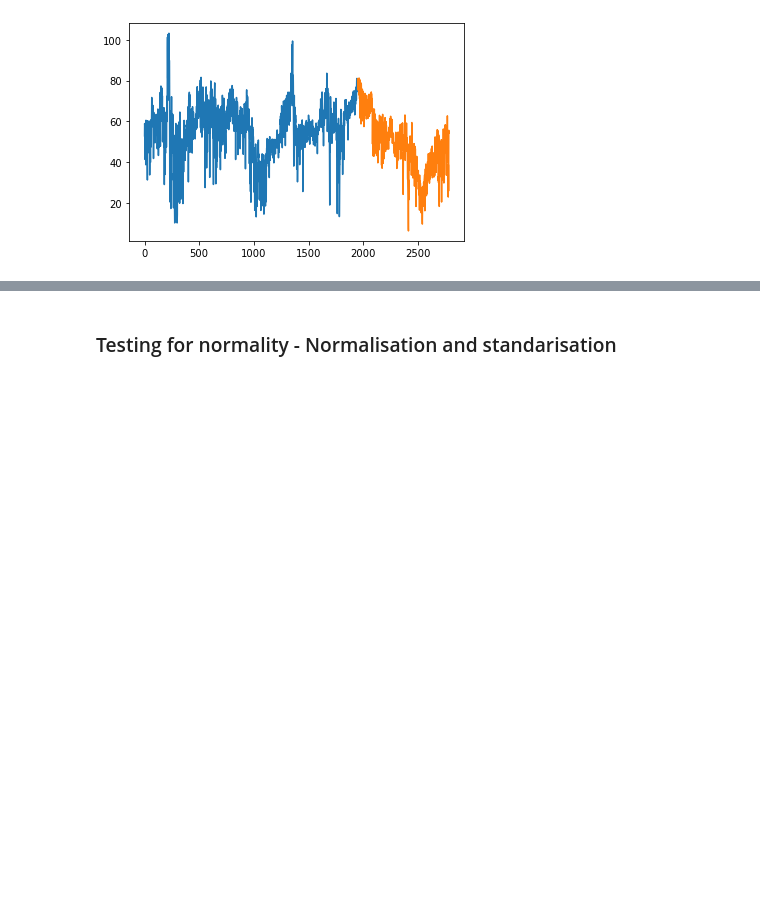
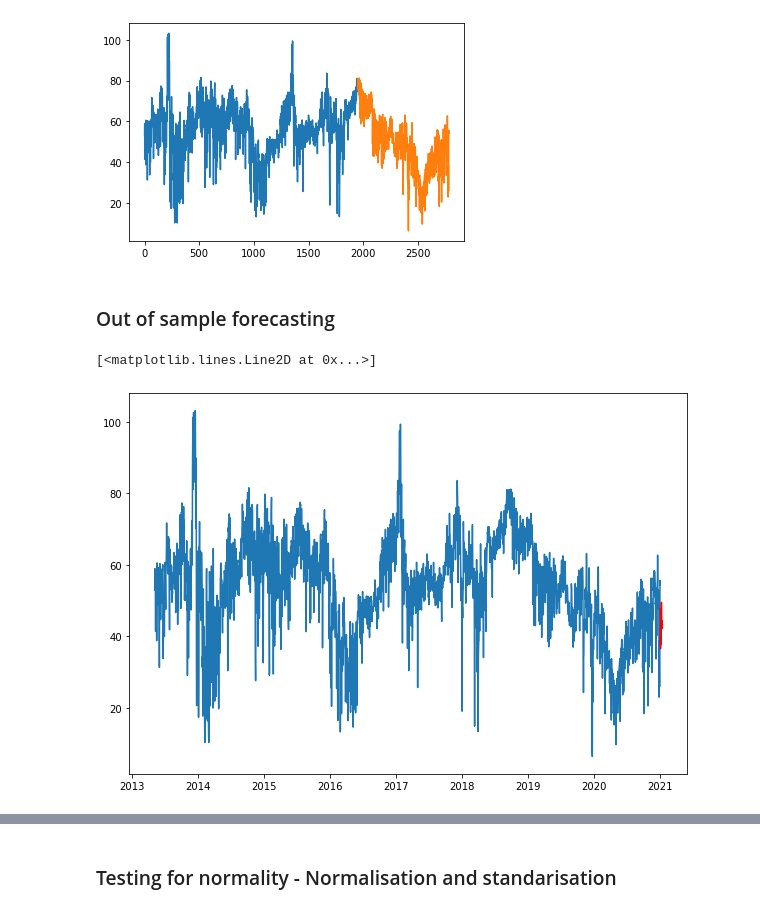
Before and after one commit to PaulaCervilla/Electricity-prices-predictions-in-Spain---Data-Science-TFM, a Jupyter notebook: TFM Precio electricidad - Modelling.ipynb, the cells around one changed output, grey strips where cells are left out. Cells and saved outputs as stored; diff of their text form; code cells hidden in the pictures; blank space fills up the shorter version.

Commit message:
models 2013-2020 data

```diff
--- a/TFM Precio electricidad - Modelling.ipynb
+++ b/TFM Precio electricidad - Modelling.ipynb
@@ -439,3 +439,27 @@ plt.plot([None for i in train] + [y for y in test])
 plt.show()
 # %% [output]
 [figure]
+# %% [markdown]
+### Out of sample forecasting
+# %%
+#Creating new rows for 10 days ahead predictions.
+
+rows_predictions = pd.DataFrame(index = pd.date_range("2021-01-01", periods = 10, freq = "D")).rename_axis("Date")
+rows_predictions.index = pd.DatetimeIndex(rows_predictions.index, dayfirst= True).to_period("D")
+
+#Out-of-Sample Forecast
+
+rows_predictions["pred"] = loaded_ARIMA.forecast(steps = 10)
+
+#Concatenating predictions to electricity prices dataframe
+
+electricity_price_predictions = pd.concat([electricity_price, pd.DataFrame(rows_predictions)], ignore_index=False)
+
+#Plotting actual values and predictions out of sample
+
+fig, axes = plt.subplots(figsize=(10,7));
+plt.plot(electricity_price_predictions.index, electricity_price_predictions["Total €/MWh"].values)
+plt.plot(electricity_price_predictions.index, electricity_price_predictions["pred"].values, color='red')
+# %% [output]
+[<matplotlib.lines.Line2D at 0x...>]
+[figure, added]
```
Also changed, not shown: parts of 19 cells of this notebook.
